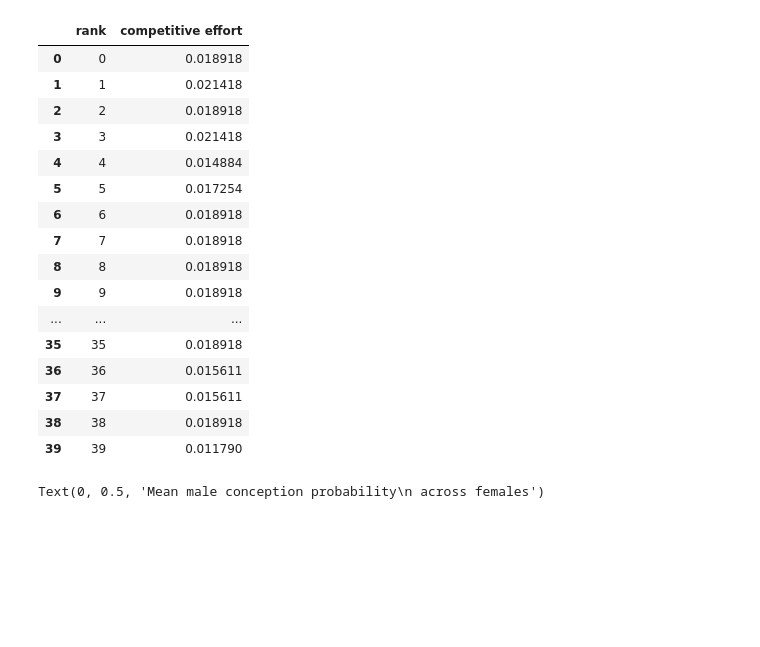
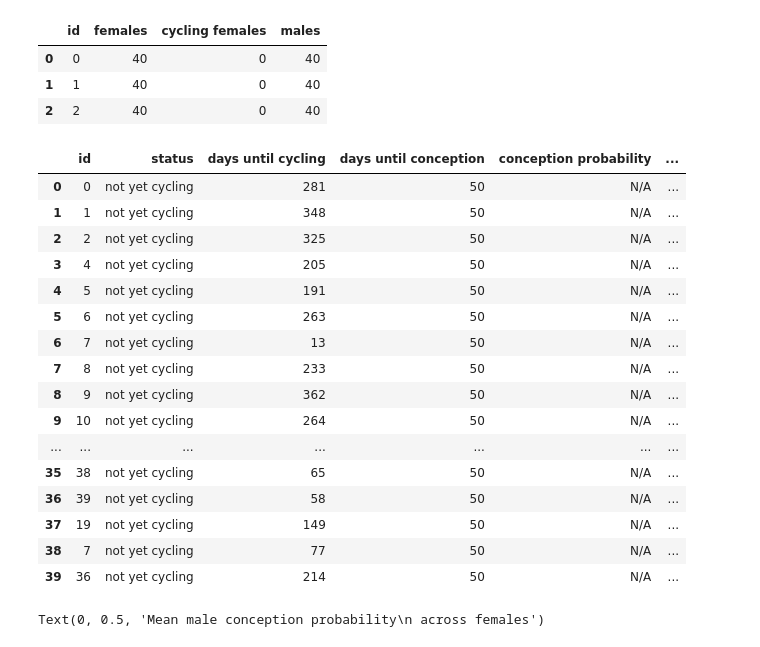
Before and after one commit to kevinrosenfield/FertilitySignalsABM, a Jupyter notebook: pymate_tests.ipynb, the cells around one changed output. Drawn from its saved outputs; the diff is of its cells as text; code cells hidden in the pictures; blank space fills up the shorter version.

```diff
--- a/pymate_tests.ipynb
+++ b/pymate_tests.ipynb
@@ -60,42 +42,30 @@ d = display(a)
-# %%
-all_females = pymate.np.concatenate([
-    pymate.np.array(model.groups[0].females_not_yet_cycling),
-    pymate.np.array(model.groups[0].females_cycling),
-    pymate.np.array(model.groups[0].females_finished_cycling)
-])
-
-female_data = pymate.pd.DataFrame({
-    'id': [f.id for f in all_females],
-    'status': [f.status for f in all_females],
-    'days until cycling': [f.days_until_cycling for f in all_females],
-    'days until conception': [f.days_until_conception for f in all_females],
-    'conception probability': [f.conception_probability for f in all_females]
-})
-
-male_data = pymate.pd.DataFrame({
-    'rank': [f.rank for f in model.groups[0].males],
-    'competitive effort': [f.competitive_effort for f in model.groups[0].males],
-})
-# %%
-male_data
-# %% [output]
-|  | rank | competitive effort |
-| 0 | 0 | 0.018918 |
-| 1 | 1 | 0.021418 |
-| 2 | 2 | 0.018918 |
-| 3 | 3 | 0.021418 |
-| 4 | 4 | 0.014884 |
-| 5 | 5 | 0.017254 |
-| 6 | 6 | 0.018918 |
-| 7 | 7 | 0.018918 |
-| 8 | 8 | 0.018918 |
-| 9 | 9 | 0.018918 |
-| ... | ... | ... |
-| 35 | 35 | 0.018918 |
-| 36 | 36 | 0.015611 |
-| 37 | 37 | 0.015611 |
-| 38 | 38 | 0.018918 |
-| 39 | 39 | 0.011790 |
+# %%
+model_data
+# %% [output]
+|  | id | females | cycling females | males |
+| 0 | 0 | 40 | 0 | 40 |
+| 1 | 1 | 40 | 0 | 40 |
+| 2 | 2 | 40 | 0 | 40 |
+# %%
+female_data
+# %% [output]
+|  | id | status | days until cycling | days until conception | conception probability | ... |
+| 0 | 0 | not yet cycling | 281 | 50 | N/A | ... |
+| 1 | 1 | not yet cycling | 348 | 50 | N/A | ... |
+| 2 | 2 | not yet cycling | 325 | 50 | N/A | ... |
+| 3 | 4 | not yet cycling | 205 | 50 | N/A | ... |
+| 4 | 5 | not yet cycling | 191 | 50 | N/A | ... |
+| 5 | 6 | not yet cycling | 263 | 50 | N/A | ... |
+| 6 | 7 | not yet cycling | 13 | 50 | N/A | ... |
+| 7 | 8 | not yet cycling | 233 | 50 | N/A | ... |
+| 8 | 9 | not yet cycling | 362 | 50 | N/A | ... |
+| 9 | 10 | not yet cycling | 264 | 50 | N/A | ... |
+| ... | ... | ... | ... | ... | ... | ... |
+| 35 | 38 | not yet cycling | 65 | 50 | N/A | ... |
+| 36 | 39 | not yet cycling | 58 | 50 | N/A | ... |
+| 37 | 19 | not yet cycling | 149 | 50 | N/A | ... |
+| 38 | 7 | not yet cycling | 77 | 50 | N/A | ... |
+| 39 | 36 | not yet cycling | 214 | 50 | N/A | ... |
 # %%
 pymate.plt.figure(figsize = (14,5))
 fig = pymate.sns.heatmap(a,cmap='RdYlGn_r')
```
Also changed, not shown: parts of 3 cells of this notebook, 2 other files.
